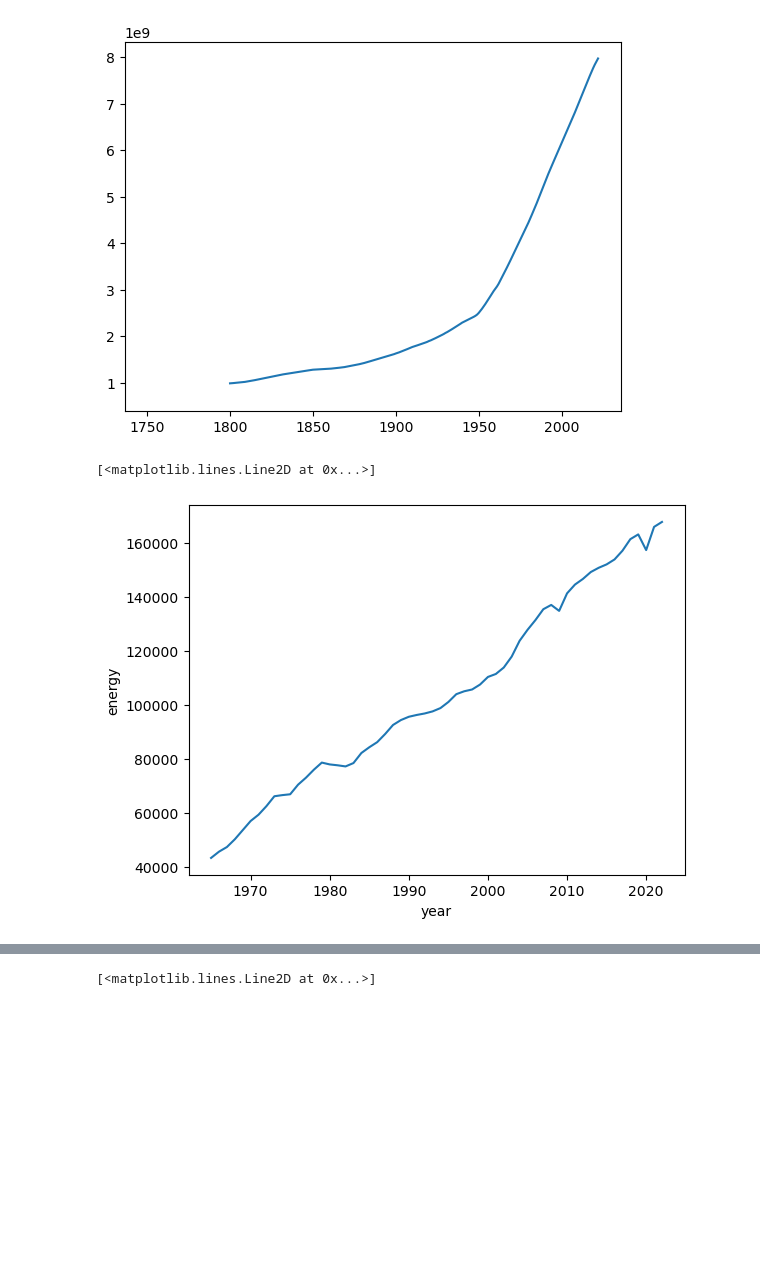
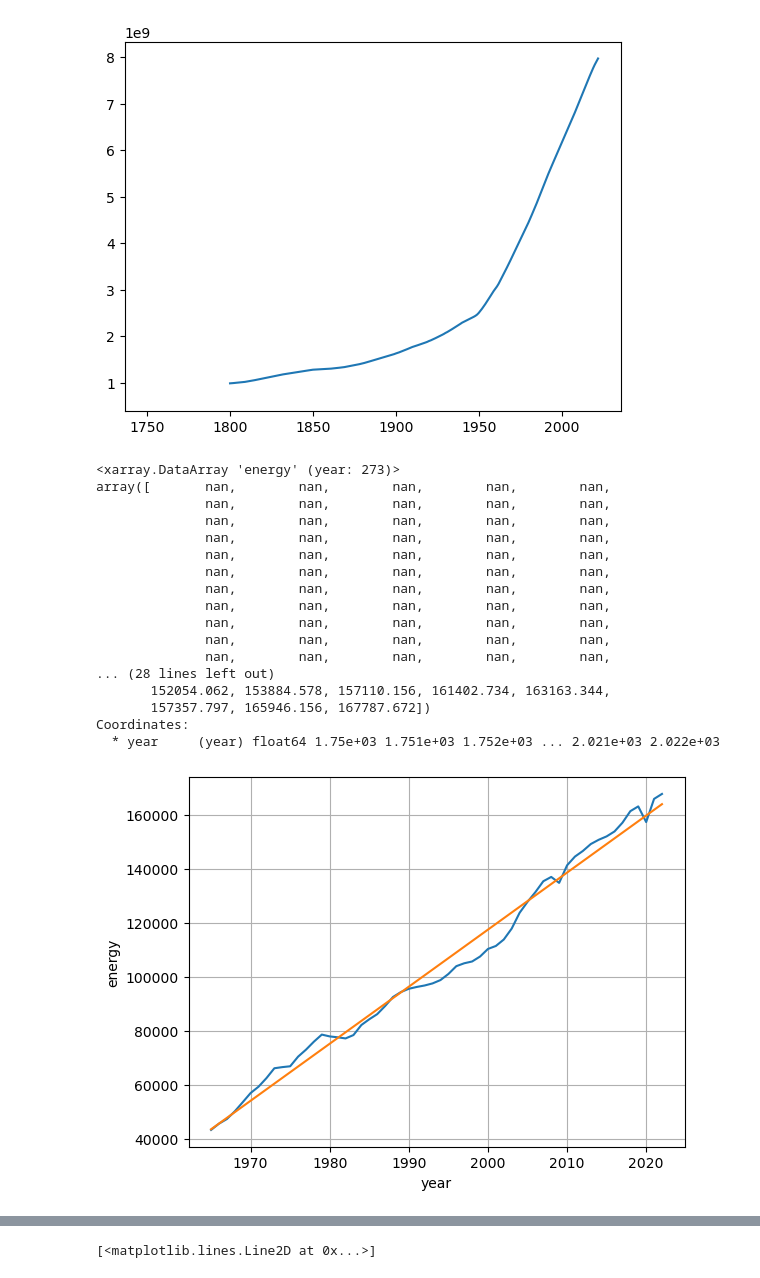
Before and after one commit to fedef17/Spectre, a Jupyter notebook: read_data.ipynb, the cells around one changed output, grey strips where cells are left out. Drawn from its saved outputs; the diff is of its cells as text; code cells hidden in the pictures; blank space fills up the shorter version.

```diff
--- a/read_data.ipynb
+++ b/read_data.ipynb
@@ -109,7 +119,24 @@ co2 = xr.DataArray(codict['co2']/1e3, name = 'co2', dims = ["year"], coords = {"
 # %%
 co2.to_netcdf('co2_emiss_1750-2022.nc')
 # %%
-ene.plot()
+ene
 # %% [output]
-[<matplotlib.lines.Line2D at 0x...>]
+<xarray.DataArray 'energy' (year: 273)>
+array([       nan,        nan,        nan,        nan,        nan,
+              nan,        nan,        nan,        nan,        nan,
+              nan,        nan,        nan,        nan,        nan,
+              nan,        nan,        nan,        nan,        nan,
+              nan,        nan,        nan,        nan,        nan,
+              nan,        nan,        nan,        nan,        nan,
+              nan,        nan,        nan,        nan,        nan,
+              nan,        nan,        nan,        nan,        nan,
+              nan,        nan,        nan,        nan,        nan,
+              nan,        nan,        nan,        nan,        nan,
+              nan,        nan,        nan,        nan,        nan,
+... (28 lines left out)
+       152054.062, 153884.578, 157110.156, 161402.734, 163163.344,
+       157357.797, 165946.156, 167787.672])
+Coordinates:
+  * year     (year) float64 1.75e+03 1.751e+03 1.752e+03 ... 2.021e+03 2.022e+03
-[figure, removed]
+# %%
+ene = ene.dropna('year')
@@ -115,0 +145,6 @@ ene.plot()
+# %%
+ene.plot()
+plt.plot(ene.year, intercept + slope * ene.year)
+plt.grid()
+# %% [output]
+[figure, added]
```
Also changed, not shown: parts of 7 cells of this notebook, 1 other file.
